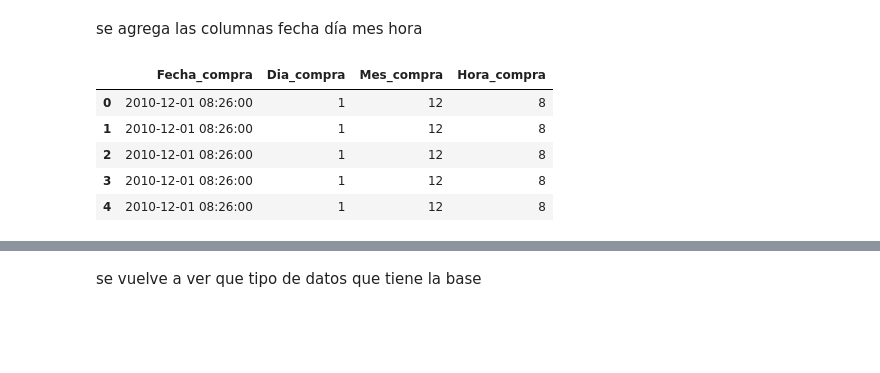
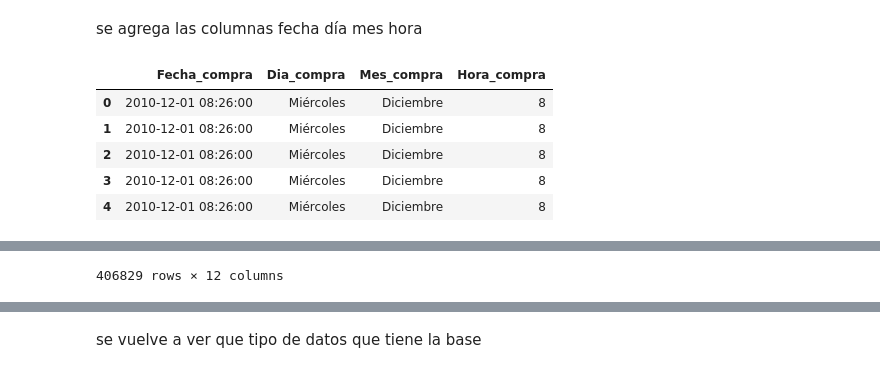
Before and after one commit to Neil821110/PhytonIA, a Jupyter notebook: Actividad4.ipynb, the cells around one changed output, grey strips where cells are left out. Saved outputs shown, nothing was run; the diff lists cells and outputs as text; code cells hidden in the pictures; blank space fills up the shorter version.

```diff
--- a/Actividad4.ipynb
+++ b/Actividad4.ipynb
@@ -278,15 +340,32 @@ Se realiza una la priemra grafica
 se agrega las columnas fecha día mes hora
 # %%
 # 2. Creamos las nuevas columnas extrayendo la información
-consumer_data['Dia_compra'] = consumer_data['Fecha_compra'].dt.day
+dias_semana = {
+    0: 'Lunes', 1: 'Martes', 2: 'Miércoles',
+    3: 'Jueves', 4: 'Viernes', 5: 'Sábado', 6: 'Domingo'
+}
+consumer_data['Dia_compra'] = consumer_data['Fecha_compra'].dt.dayofweek.map(dias_semana)
+
 consumer_data['Mes_compra'] = consumer_data['Fecha_compra'].dt.month
+meses_mapping = {
+    1: 'Enero', 2: 'Febrero', 3: 'Marzo', 4: 'Abril',
+    5: 'Mayo', 6: 'Junio', 7: 'Julio', 8: 'Agosto',
+    9: 'Septiembre', 10: 'Octubre', 11: 'Noviembre', 12: 'Diciembre'
+}
+consumer_data['Mes_compra'] = consumer_data['Mes_compra'].map(meses_mapping)
+consumer_data['Mes_compra'] = pd.Categorical(
+    consumer_data['Mes_compra'],
+    categories=list(meses_mapping.values()),
+    ordered=True
+)
 consumer_data['Hora_compra'] = consumer_data['Fecha_compra'].dt.hour
 # Para verificar que las columnas se crearon correctamente:
 display(consumer_data[['Fecha_compra', 'Dia_compra', 'Mes_compra', 'Hora_compra']].head())
+consumer_data
 # %% [output]
 |  | Fecha_compra | Dia_compra | Mes_compra | Hora_compra |
-| 0 | 2010-12-01 08:26:00 | 1 | 12 | 8 |
-| 1 | 2010-12-01 08:26:00 | 1 | 12 | 8 |
-| 2 | 2010-12-01 08:26:00 | 1 | 12 | 8 |
-| 3 | 2010-12-01 08:26:00 | 1 | 12 | 8 |
-| 4 | 2010-12-01 08:26:00 | 1 | 12 | 8 |
+| 0 | 2010-12-01 08:26:00 | Miércoles | Diciembre | 8 |
+| 1 | 2010-12-01 08:26:00 | Miércoles | Diciembre | 8 |
+| 2 | 2010-12-01 08:26:00 | Miércoles | Diciembre | 8 |
+| 3 | 2010-12-01 08:26:00 | Miércoles | Diciembre | 8 |
+| 4 | 2010-12-01 08:26:00 | Miércoles | Diciembre | 8 |
@@ -293 +384,2 @@ display(consumer_data[['Fecha_compra', 'Dia_compra', 'Mes_compra', 'Hora_compra'
+406829 rows × 12 columns
 # %%
```
Also changed, not shown: parts of 16 cells of this notebook, 1 other file.
